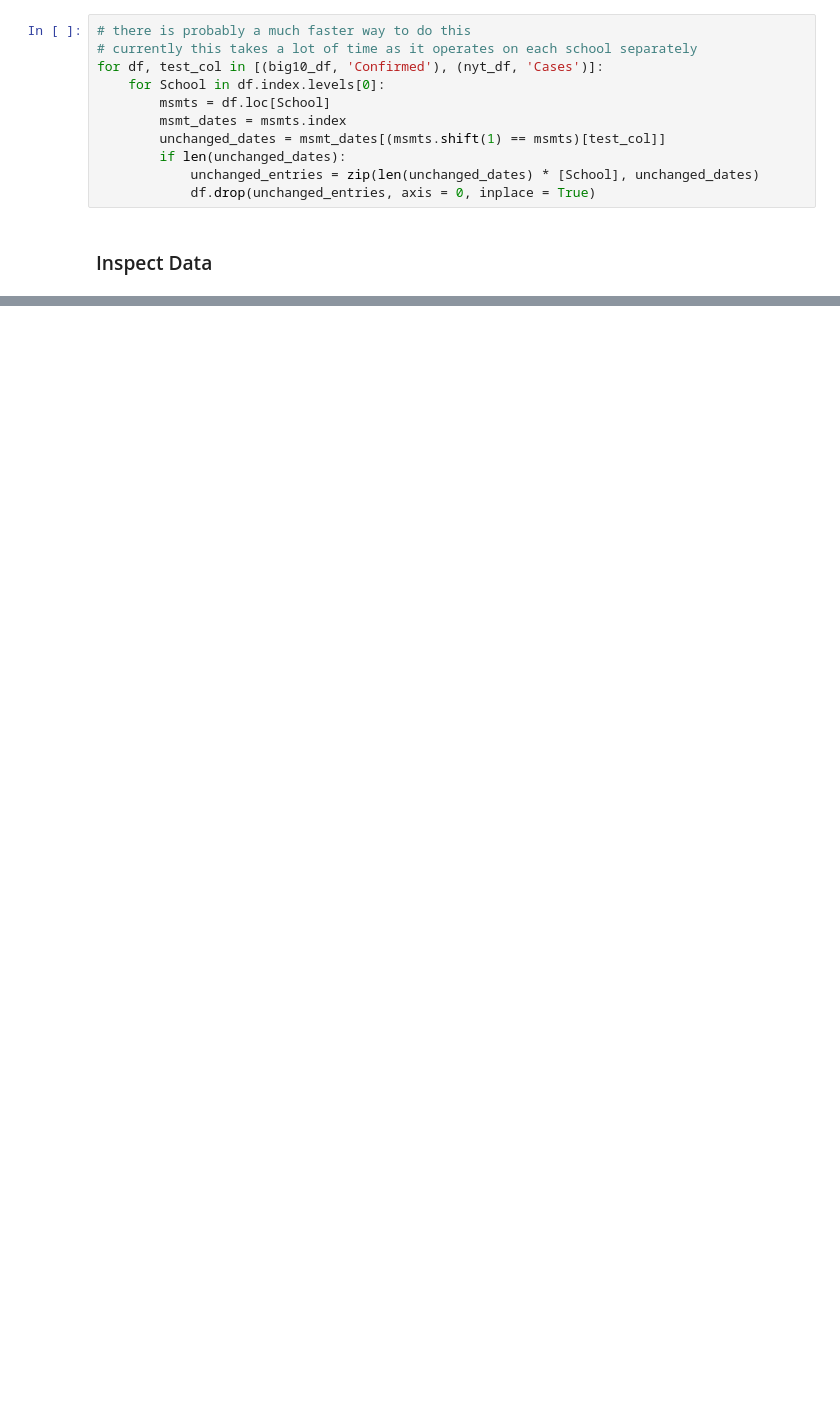
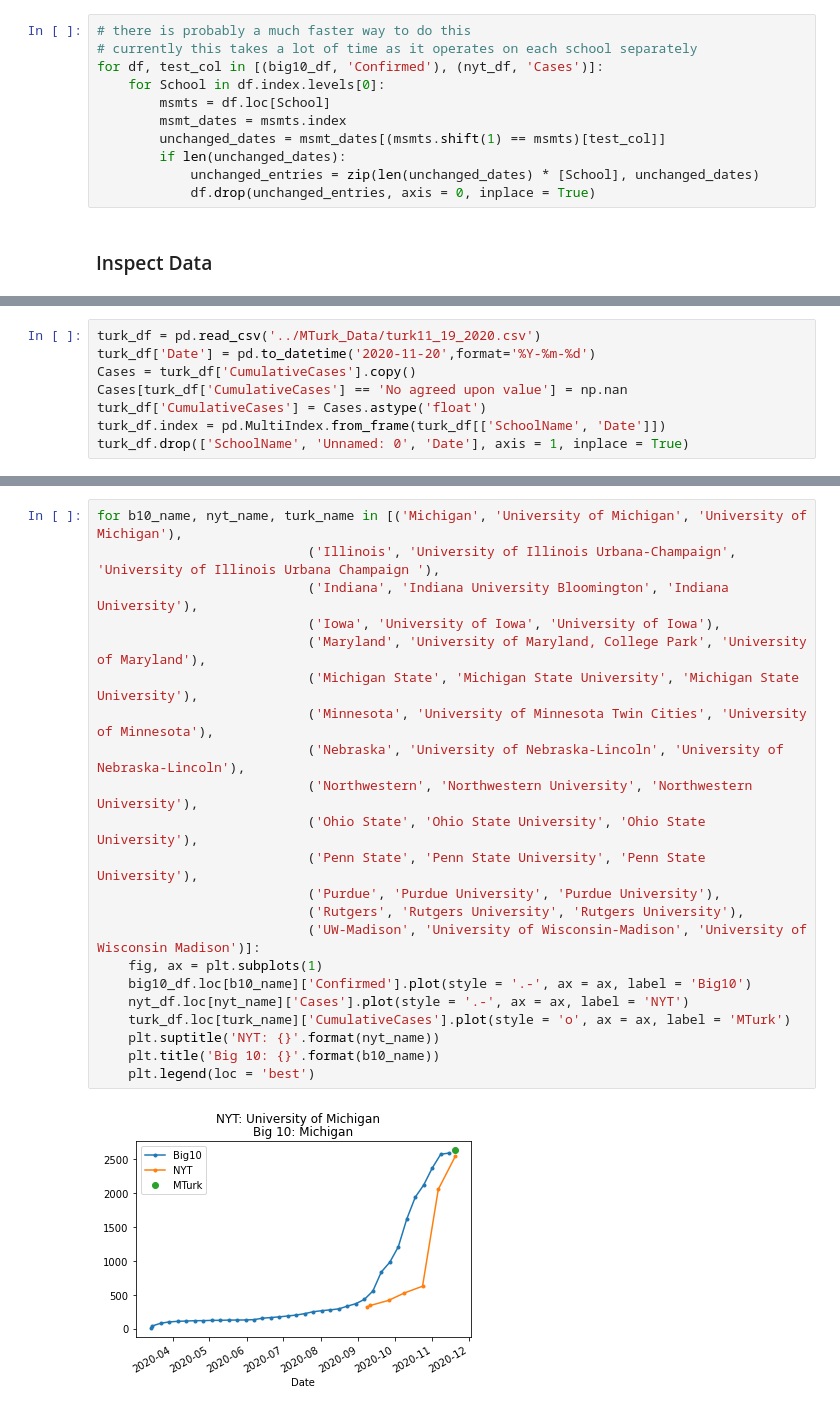
Before and after one commit to kevin-q2/Covid_Diffusion, a Jupyter notebook: src/NYT-Big10.ipynb, the cells around one changed output, grey strips where cells are left out. Cells and saved outputs as stored; diff of their text form; blank space fills up the shorter version.

Commit message:
Added MTurk to Quick Look

```diff
--- a/src/NYT-Big10.ipynb
+++ b/src/NYT-Big10.ipynb
@@ -110,0 +156,8 @@ nyt_df.loc['Boston University']['Cases'].plot(style = '.-', label = 'NYT')
+# %%
+turk_df = pd.read_csv('../MTurk_Data/turk11_19_2020.csv')
+turk_df['Date'] = pd.to_datetime('2020-11-20',format='%Y-%m-%d')
+Cases = turk_df['CumulativeCases'].copy()
+Cases[turk_df['CumulativeCases'] == 'No agreed upon value'] = np.nan
+turk_df['CumulativeCases'] = Cases.astype('float')
+turk_df.index = pd.MultiIndex.from_frame(turk_df[['SchoolName', 'Date']])
+turk_df.drop(['SchoolName', 'Unnamed: 0', 'Date'], axis = 1, inplace = True)
@@ -110,0 +180,24 @@ nyt_df.loc['Boston University']['Cases'].plot(style = '.-', label = 'NYT')
+# %%
+for b10_name, nyt_name, turk_name in [('Michigan', 'University of Michigan', 'University of Michigan'),
+                           ('Illinois', 'University of Illinois Urbana-Champaign', 'University of Illinois Urbana Champaign '),
+                           ('Indiana', 'Indiana University Bloomington', 'Indiana University'),
+                           ('Iowa', 'University of Iowa', 'University of Iowa'),
+                           ('Maryland', 'University of Maryland, College Park', 'University of Maryland'),
+                           ('Michigan State', 'Michigan State University', 'Michigan State University'),
+                           ('Minnesota', 'University of Minnesota Twin Cities', 'University of Minnesota'),
+                           ('Nebraska', 'University of Nebraska-Lincoln', 'University of Nebraska-Lincoln'),
+                           ('Northwestern', 'Northwestern University', 'Northwestern University'),
+                           ('Ohio State', 'Ohio State University', 'Ohio State University'),
+                           ('Penn State', 'Penn State University', 'Penn State University'),
+                           ('Purdue', 'Purdue University', 'Purdue University'),
+                           ('Rutgers', 'Rutgers University', 'Rutgers University'),
+                           ('UW-Madison', 'University of Wisconsin-Madison', 'University of Wisconsin Madison')]:
+    fig, ax = plt.subplots(1)
+    big10_df.loc[b10_name]['Confirmed'].plot(style = '.-', ax = ax, label = 'Big10')
+    nyt_df.loc[nyt_name]['Cases'].plot(style = '.-', ax = ax, label = 'NYT')
+    turk_df.loc[turk_name]['CumulativeCases'].plot(style = 'o', ax = ax, label = 'MTurk')
+    plt.suptitle('NYT: {}'.format(nyt_name))
+    plt.title('Big 10: {}'.format(b10_name))
+    plt.legend(loc = 'best')
+# %% [output]
+[figure, added]
```
Also changed, not shown: parts of 15 cells of this notebook.
